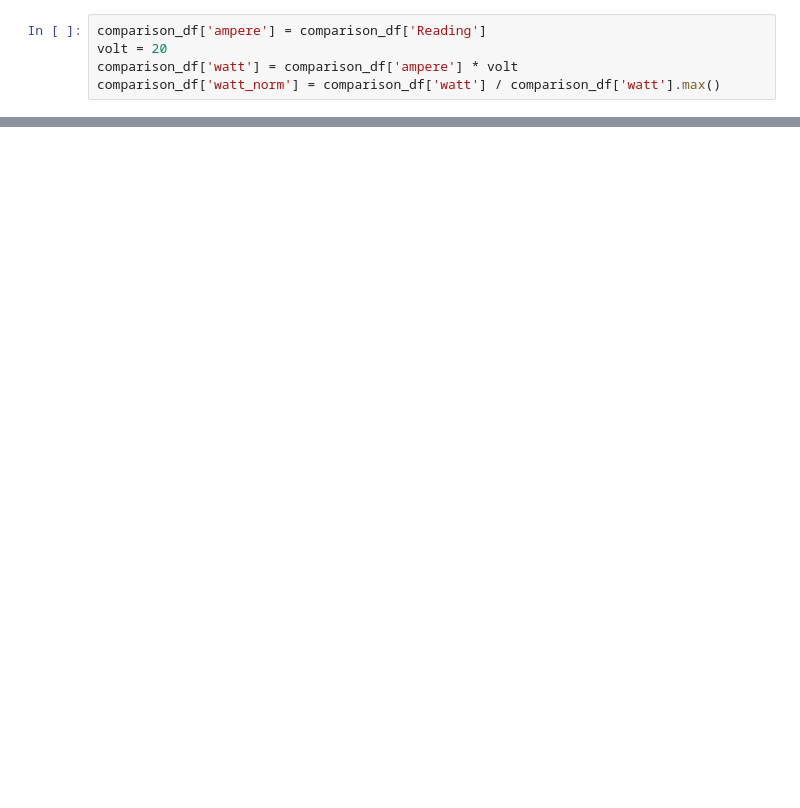
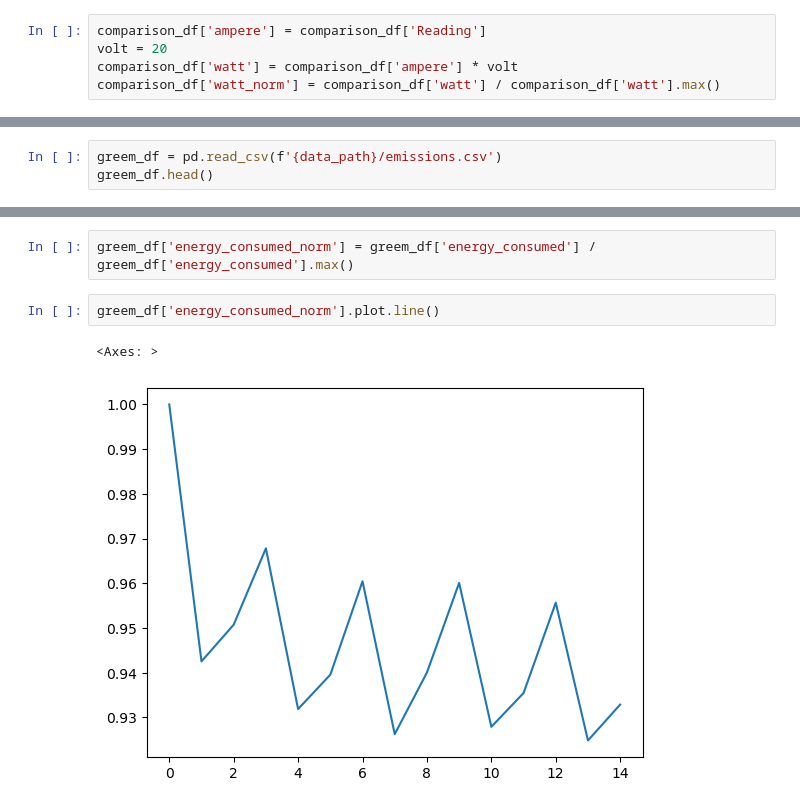
Before and after one commit to cd-athena/GREEM, a Jupyter notebook: gaia/benchmark/comparison/comparison.ipynb, the cells around one changed output, grey strips where cells are left out. Drawn from its saved outputs; the diff is of its cells as text; blank space fills up the shorter version.

```diff
--- a/gaia/benchmark/comparison/comparison.ipynb
+++ b/gaia/benchmark/comparison/comparison.ipynb
@@ -31,0 +35,3 @@ comparison_df['watt_norm'][comparison_df['watt_norm'] > 0.65].plot.line()
+# %%
+greem_df = pd.read_csv(f'{data_path}/emissions.csv')
+greem_df.head()
@@ -31,0 +46,7 @@ comparison_df['watt_norm'][comparison_df['watt_norm'] > 0.65].plot.line()
+# %%
+greem_df['energy_consumed_norm'] = greem_df['energy_consumed'] / greem_df['energy_consumed'].max()
+# %%
+greem_df['energy_consumed_norm'].plot.line()
+# %% [output]
+<Axes: >
+[figure, added]
```
Also changed, not shown: parts of 4 cells of this notebook, 2 other files.
